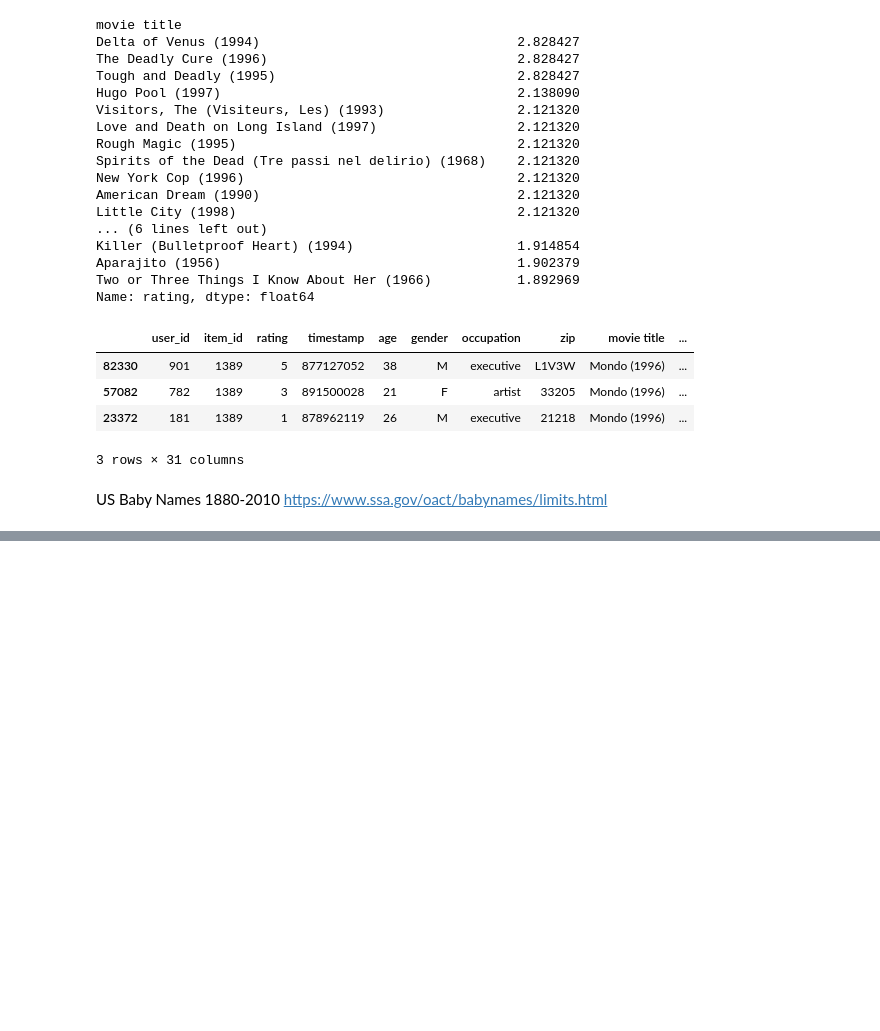
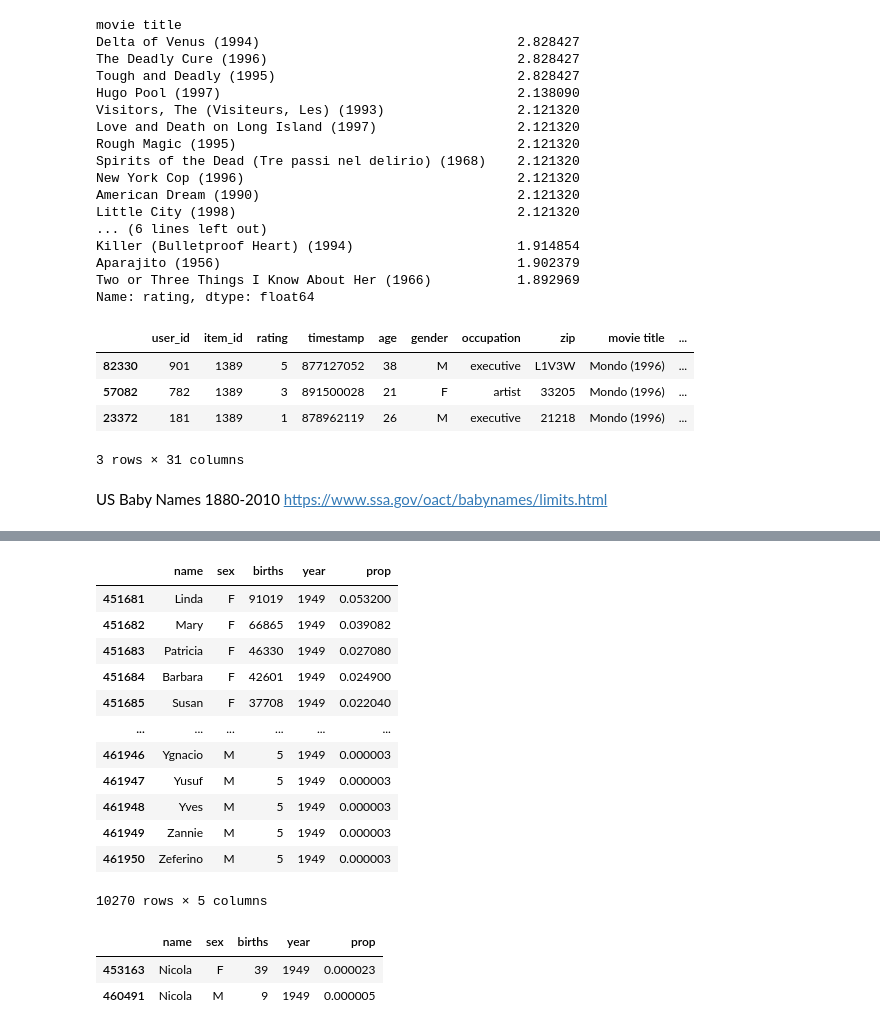
Before and after one commit to steed360/PythonRelearning, a Jupyter notebook: Chapter2.ipynb, the cells around one changed output, grey strips where cells are left out. Drawn from its saved outputs; the diff is of its cells as text; code cells hidden in the pictures; blank space fills up the shorter version.

```diff
--- a/Chapter2.ipynb
+++ b/Chapter2.ipynb
@@ -439,0 +483,11 @@ https://www.ssa.gov/oact/babynames/limits.html
+# %%
+# Add column prop, fraction of babies given each name relative to total births.
+
+def add_prop (group):
+
+    births = group.births.astype (float)
+    group['prop'] = births / births.sum ()
+    return group
+
+df_names = df_names.groupby (['year', 'sex'] ).apply (add_prop)
+df_names.head()
@@ -439,0 +523,39 @@ https://www.ssa.gov/oact/babynames/limits.html
+# %%
+def get_top1000 (group):
+    return group.sort_values ( by = 'births', ascending = False )
+
+df_names.groupby (['sex', 'year']).apply ( get_top1000)
+# %% [output]
+|  | name | sex | births | year | prop |
+| 451681 | Linda | F | 91019 | 1949 | 0.053200 |
+| 451682 | Mary | F | 66865 | 1949 | 0.039082 |
+| 451683 | Patricia | F | 46330 | 1949 | 0.027080 |
+| 451684 | Barbara | F | 42601 | 1949 | 0.024900 |
+| 451685 | Susan | F | 37708 | 1949 | 0.022040 |
+| ... | ... | ... | ... | ... | ... |
+| 461946 | Ygnacio | M | 5 | 1949 | 0.000003 |
+| 461947 | Yusuf | M | 5 | 1949 | 0.000003 |
+| 461948 | Yves | M | 5 | 1949 | 0.000003 |
+| 461949 | Zannie | M | 5 | 1949 | 0.000003 |
+| 461950 | Zeferino | M | 5 | 1949 | 0.000003 |
+10270 rows × 5 columns
+# %%
+# Quick checks
+
+#Number of individual names: 9,240
+df_names[ df_names.year==1949].name.value_counts().count()
+
+#Number of rows: 10,270
+df_names[ df_names.year==1949].count ()
+
+# Number of duplicates
+df_1949_name_counts  = df_names[ df_names.year==1949].name.value_counts().to_frame ( 'name_count')
+#1030
+df_1949_name_counts[df_1949_name_counts >= 2 ].count ()
+df_1949_name_counts[df_1949_name_counts >= 2 ] [1:40]
+
+df_names[ df_names.name=='Nicola'][df_names.year== 1949]
+# %% [output]
+|  | name | sex | births | year | prop |
+| 453163 | Nicola | F | 39 | 1949 | 0.000023 |
+| 460491 | Nicola | M | 9 | 1949 | 0.000005 |
```
Also changed, not shown: parts of 6 cells of this notebook.
